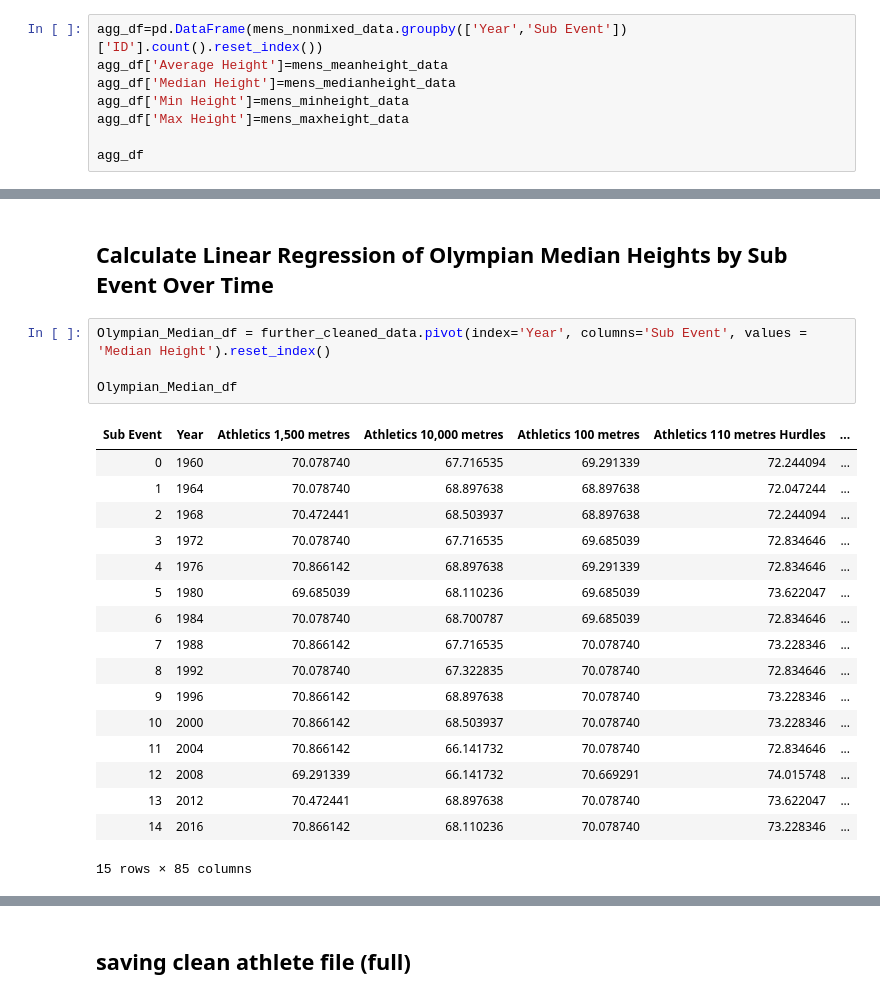
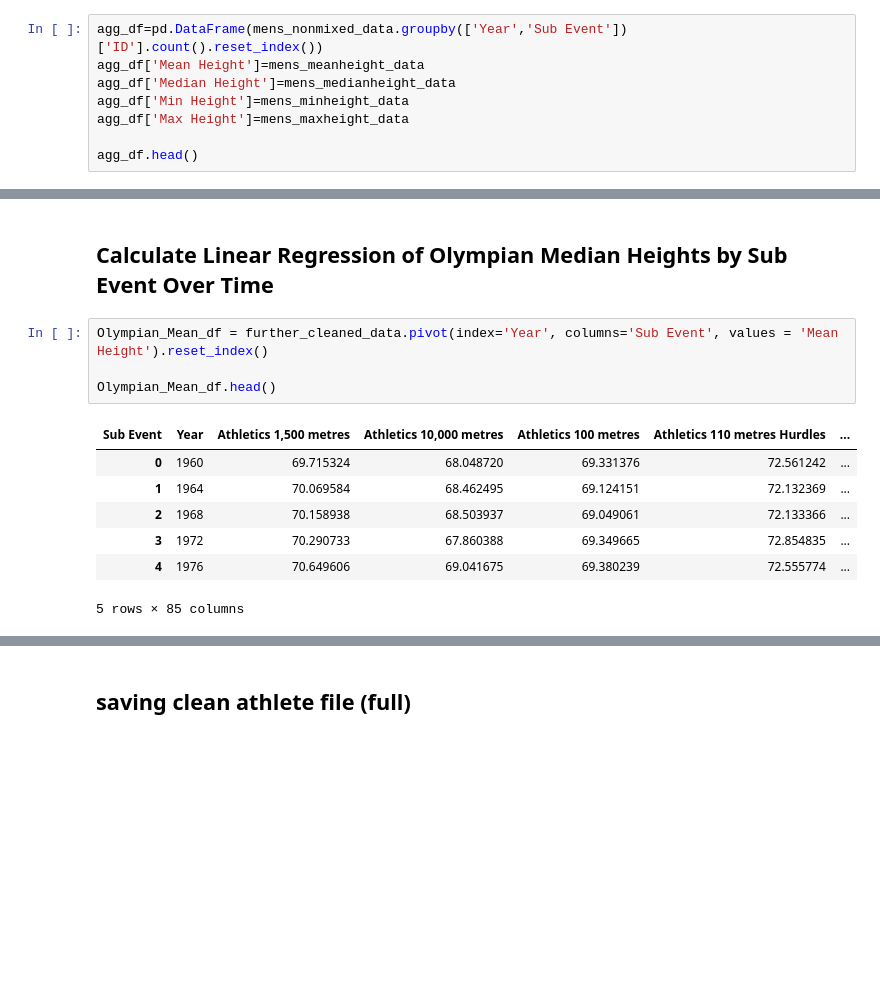
Before and after one commit to dowripple/ProjectOneRepo_JeremyKasieMichael, a Jupyter notebook: notebooks/olympicHeights.ipynb, the cells around one changed output, grey strips where cells are left out. Saved outputs shown, nothing was run; the diff lists cells and outputs as text; blank space fills up the shorter version.

```diff
--- a/notebooks/olympicHeights.ipynb
+++ b/notebooks/olympicHeights.ipynb
@@ -390,10 +428,10 @@ mens_medianheight_data
 ## Create DataFrame with Height Calcs
 # %%
 agg_df=pd.DataFrame(mens_nonmixed_data.groupby(['Year','Sub Event'])['ID'].count().reset_index())
-agg_df['Average Height']=mens_meanheight_data
+agg_df['Mean Height']=mens_meanheight_data
 agg_df['Median Height']=mens_medianheight_data
 agg_df['Min Height']=mens_minheight_data
 agg_df['Max Height']=mens_maxheight_data
 
-agg_df
+agg_df.head()
 # %% [output]
@@ -590,27 +602,17 @@ regions_df.head()
 # %% [markdown]
 ## Calculate Linear Regression of Olympian Median Heights by Sub Event Over Time
 # %%
-Olympian_Median_df = further_cleaned_data.pivot(index='Year', columns='Sub Event', values = 'Median Height').reset_index()
+Olympian_Mean_df = further_cleaned_data.pivot(index='Year', columns='Sub Event', values = 'Mean Height').reset_index()
 
-Olympian_Median_df
+Olympian_Mean_df.head()
 # %% [output]
 | Sub Event | Year | Athletics 1,500 metres | Athletics 10,000 metres | Athletics 100 metres | Athletics 110 metres Hurdles | ... |
-| 0 | 1960 | 70.078740 | 67.716535 | 69.291339 | 72.244094 | ... |
-| 1 | 1964 | 70.078740 | 68.897638 | 68.897638 | 72.047244 | ... |
-| 2 | 1968 | 70.472441 | 68.503937 | 68.897638 | 72.244094 | ... |
-| 3 | 1972 | 70.078740 | 67.716535 | 69.685039 | 72.834646 | ... |
-| 4 | 1976 | 70.866142 | 68.897638 | 69.291339 | 72.834646 | ... |
-| 5 | 1980 | 69.685039 | 68.110236 | 69.685039 | 73.622047 | ... |
-| 6 | 1984 | 70.078740 | 68.700787 | 69.685039 | 72.834646 | ... |
-| 7 | 1988 | 70.866142 | 67.716535 | 70.078740 | 73.228346 | ... |
-| 8 | 1992 | 70.078740 | 67.322835 | 70.078740 | 72.834646 | ... |
-| 9 | 1996 | 70.866142 | 68.897638 | 70.078740 | 73.228346 | ... |
-| 10 | 2000 | 70.866142 | 68.503937 | 70.078740 | 73.228346 | ... |
-| 11 | 2004 | 70.866142 | 66.141732 | 70.078740 | 72.834646 | ... |
-| 12 | 2008 | 69.291339 | 66.141732 | 70.669291 | 74.015748 | ... |
-| 13 | 2012 | 70.472441 | 68.897638 | 70.078740 | 73.622047 | ... |
-| 14 | 2016 | 70.866142 | 68.110236 | 70.078740 | 73.228346 | ... |
+| 0 | 1960 | 69.715324 | 68.048720 | 69.331376 | 72.561242 | ... |
+| 1 | 1964 | 70.069584 | 68.462495 | 69.124151 | 72.132369 | ... |
+| 2 | 1968 | 70.158938 | 68.503937 | 69.049061 | 72.133366 | ... |
+| 3 | 1972 | 70.290733 | 67.860388 | 69.349665 | 72.854835 | ... |
+| 4 | 1976 | 70.649606 | 69.041675 | 69.380239 | 72.555774 | ... |
-15 rows × 85 columns
+5 rows × 85 columns
 # %%
 Yr = np.arange(1960, 2020, 4)
 
```
Also changed, not shown: parts of 25 cells of this notebook, 9 other files.
